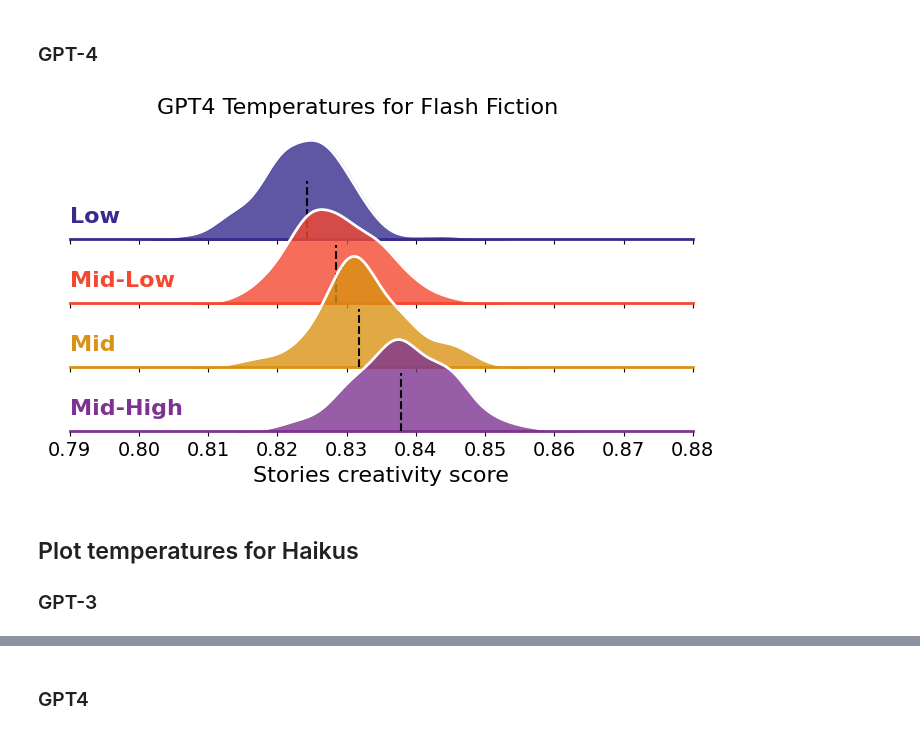
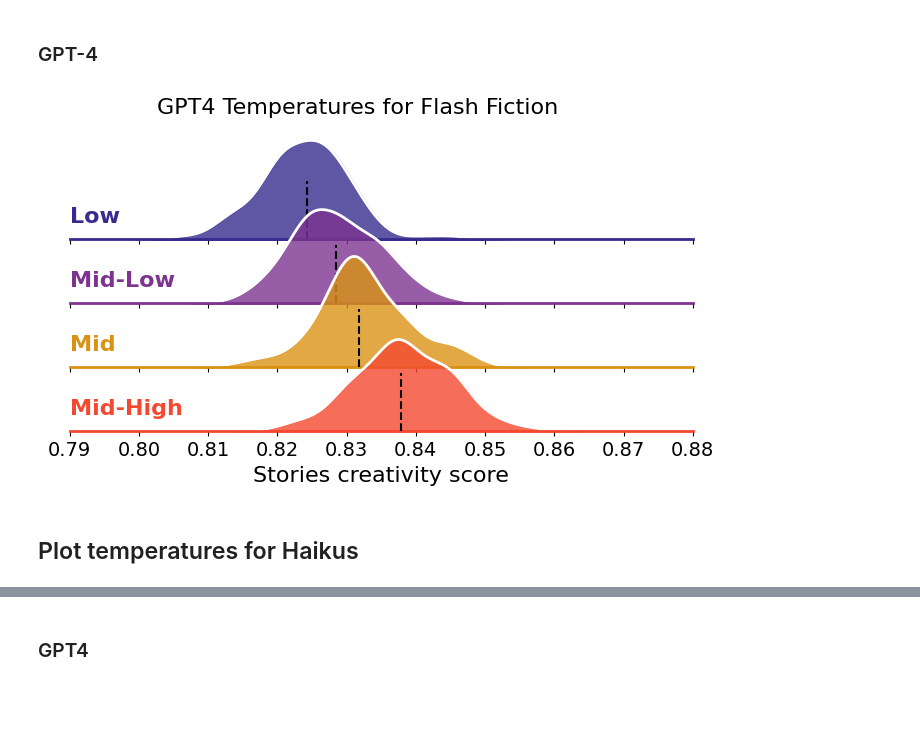
Before and after one commit to AntoineBellemare/DAT_GPT, a Jupyter notebook: notebook/dsi_visualization.ipynb, the cells around one changed output, grey strips where cells are left out. Saved outputs shown, nothing was run; the diff lists cells and outputs as text; code cells hidden in the pictures; blank space fills up the shorter version.

```diff
--- a/notebook/dsi_visualization.ipynb
+++ b/notebook/dsi_visualization.ipynb
@@ -98,8 +98,6 @@ def plot_tvals_matrix(tvals_df, pvals_df, save=None, size=(5, 3.5)):
     plt.show()
 # %%
 results_df = pd.read_csv("../ALL_DSI-lziv_output.csv", header=0, sep=",")
-# %%
-results_df['temp'].replace('n.a.', 'Mid', inplace=True)
 # %% [markdown]
 ## Plot all distributions seprately to get an overview
 # %%
@@ -391,38 +376,0 @@ Name: DSI, dtype: float64
-# %%
-# Make a ridge plot like the one above looking at the effect of temperature on the DSI for each model separetaly
-df = results_df.loc[(results_df['condition']=='flash-fiction') & (results_df['model']=='GPT3')]
-pal = sns.color_palette('CMRmap',n_colors=2, desat=.9)
-order = ["Mid", "High"]
-g = sns.FacetGrid(df, row="temp", hue="temp", aspect=9, height=2,palette=pal, hue_order=order, row_order=order)
-# make transparent background
-for ax in g.axes.flat:
-    ax.set_facecolor('none')
-# Draw the densities in a few steps
-g.map(sns.kdeplot, "DSI",
-    bw_adjust=1, clip_on=False,
-    fill=True, alpha=0.8, linewidth=1.5)
-g.map(sns.kdeplot, "DSI", clip_on=False, color="w", lw=2, bw_adjust=1)
-# passing color=None to refline() uses the hue mapping
-g.refline(y=0, linewidth=2, linestyle="-", color=None, clip_on=False)
-# Define and use a simple function to label the plot in axes coordinates
-def label(x, color, label):
-    ax = plt.gca()
-    # check if Human is in the label
-    ax.text(0, .2, label, fontweight="bold", color=color,
-            ha="left", va="center", transform=ax.transAxes,fontsize=16)
-g.map(label, "DSI")
-
-
-for ax in g.axes.flat:
-    ax.set_xlabel('Stories creativity score', fontsize=16)
-    for label in ax.get_xticklabels():
-            label.set_fontsize(14)
-# Remove axes details that don't play well with overlap
-g.set_titles("")
-# Set the subplots to overlap
-g.figure.subplots_adjust(hspace=-.45)
-g.set(yticks=[], ylabel="")
-g.despine(bottom=True, left=True)
-# add one title for all the subplots
-g.fig.suptitle('GPT3 Temperatures for Flash Fiction', fontsize=16)
-g.savefig(f'../figures/GPT3_DSI_ridge_flashfiction_temp.png', dpi=300, bbox_inches='tight')
@@ -434,7 +380,7 @@ g.savefig(f'../figures/GPT3_DSI_ridge_flashfiction_temp.png', dpi=300, bbox_inch
 # Make a ridge plot like the one above looking at the effect of temperature on the DSI for each model separetaly
 df = results_df.loc[(results_df['condition']=='flash-fiction') & (results_df['model']=='GPT4')]
 pal = sns.color_palette('CMRmap',n_colors=5, desat=.9)
-pal = [pal[0], pal[2], pal[3], pal[1]]
+pal = [pal[0], pal[1], pal[3], pal[2]]
 order = ['Low', 'Mid-Low', 'Mid', 'Mid-High']
 g = sns.FacetGrid(df, row="temp", hue="temp", aspect=9, height=2,palette=pal, row_order=order, hue_order=order)
 #compute median for each temp
@@ -453,34 +399,33 @@ g.fig.set_size_inches(7, 4)
 g.refline(y=0, linewidth=2, linestyle="-", color=None, clip_on=False)
 # Define and use a simple function to label the plot in axes coordinates
 def label(x, color, label):
     ax = plt.gca()
     # check if Human is in the label
     ax.text(0, .2, label, fontweight="bold", color=color,
             ha="left", va="center", transform=ax.transAxes,fontsize=16)
     # plot lines for median
     median = medians[label]
     ax.axvline(median, color='black', linestyle='--', ymin=0, ymax=0.5)
     #remove grid
     ax.grid(False)
 g.map(label, "DSI")
 
 
 for ax in g.axes.flat:
     ax.set_xlabel('Stories creativity score', fontsize=16)
     for label in ax.get_xticklabels():
             label.set_fontsize(14)
 # Remove axes details that don't play well with overlap
 g.set_titles("")
 # Set the subplots to overlap
 g.figure.subplots_adjust(hspace=-.45)
 g.set(yticks=[], ylabel="")
 g.despine(bottom=True, left=True)
 g.set(xlim=(0.79, 0.88))
 # add one title for all the subplots
 g.fig.suptitle('GPT4 Temperatures for Flash Fiction', fontsize=16)
 g.savefig(f'../figures/GPT4_DSI_ridge_flashfiction_temp.png', dpi=300, bbox_inches='tight')
 # %% [output]
-[figure, old version]
+[figure, new version]
 # %% [markdown]
 ## Plot temperatures for Haikus
-### GPT-3
```
Also changed, not shown: parts of 14 cells of this notebook.
